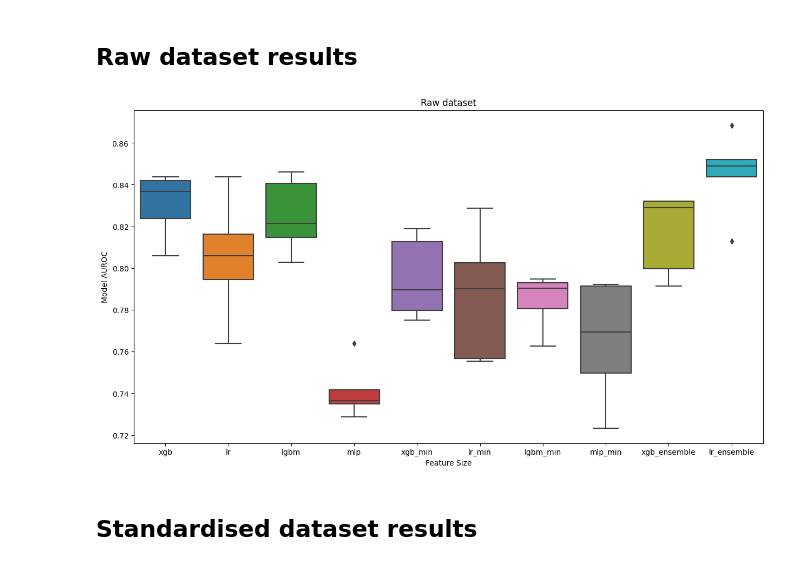
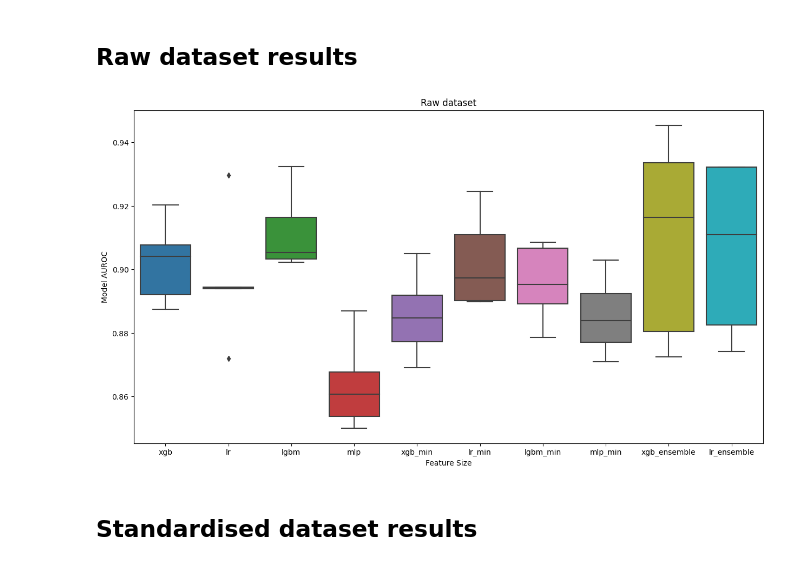
Before and after one commit to ryashpal/mortality, a Jupyter notebook: mortality_prediction/sepsis_icd/01_experiment_standardisation/04_analyse.ipynb, the cells around one changed output. Drawn from its saved outputs; the diff is of its cells as text; code cells hidden in the pictures.

```diff
--- a/mortality_prediction/sepsis_icd/01_experiment_standardisation/04_analyse.ipynb
+++ b/mortality_prediction/sepsis_icd/01_experiment_standardisation/04_analyse.ipynb
@@ -36,30 +36,30 @@ def getLists(d):
 # %%
 import pickle
 import os
 from pathlib import Path
 
-scoresFile = dataDirName + 'raw_icd_vb_0_va_24_lb_0_la_24/cv_scores_ts_0_te_7.pickle'
+scoresFile = dataDirName + 'raw_icd_vb_0_va_72_lb_0_la_72/cv_scores_ts_0_te_7.pickle'
 
 scoresDict = {}
 
 with open(Path(scoresFile), 'rb') as fp:
     scoresDict = pickle.load(fp)
 
 labels, accuracy_scores, balanced_accuracy_scores, average_precision_scores, f1_scores, roc_auc_scores = getLists(scoresDict)
 
 import matplotlib.pyplot as plt
 import seaborn as sns
 
 
 plt.figure(figsize=(15,8))
 ax = sns.boxplot(data=roc_auc_scores)
 ax.set(xticklabels=labels)
 ax.set(xlabel='Feature Size')
 ax.set(ylabel='Model AUROC')
 ax.set_title('Raw dataset')
 plt.show()
 # %% [output]
-[figure, old version]
+[figure, new version]
 # %% [markdown]
 ## Standardised dataset results
 # %%
```
Also changed, not shown: parts of 8 cells of this notebook, 6 other files.
